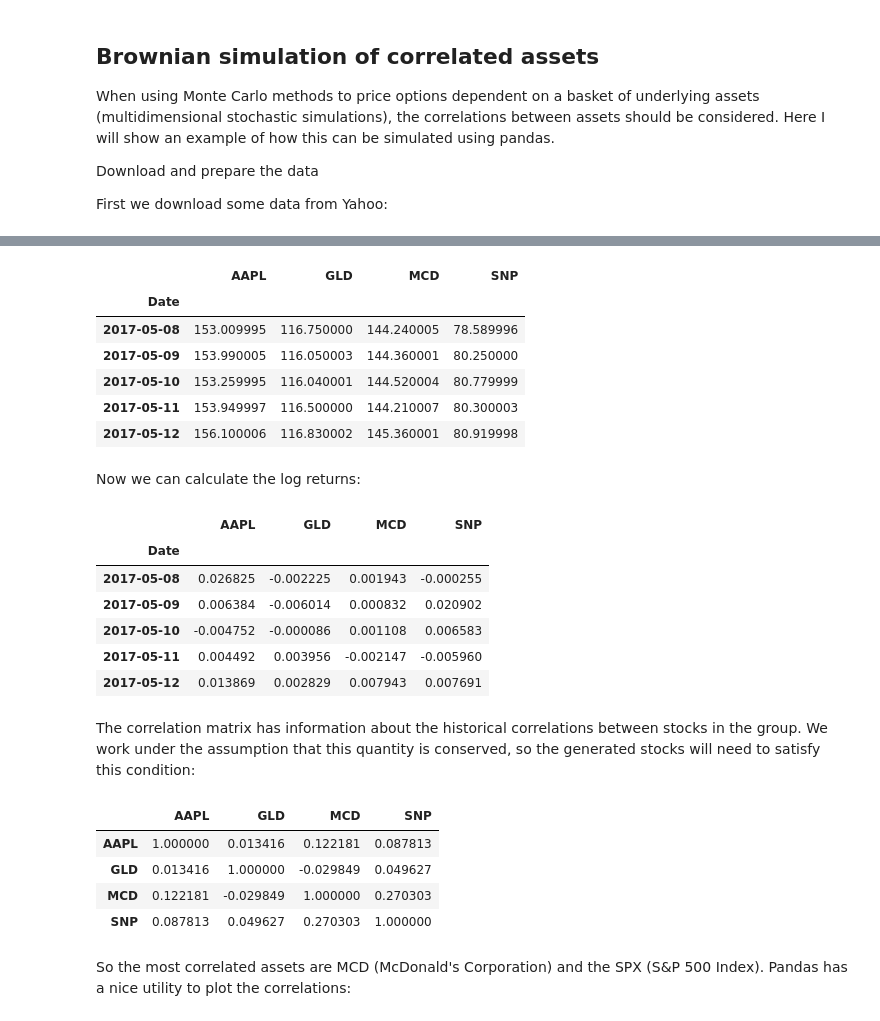
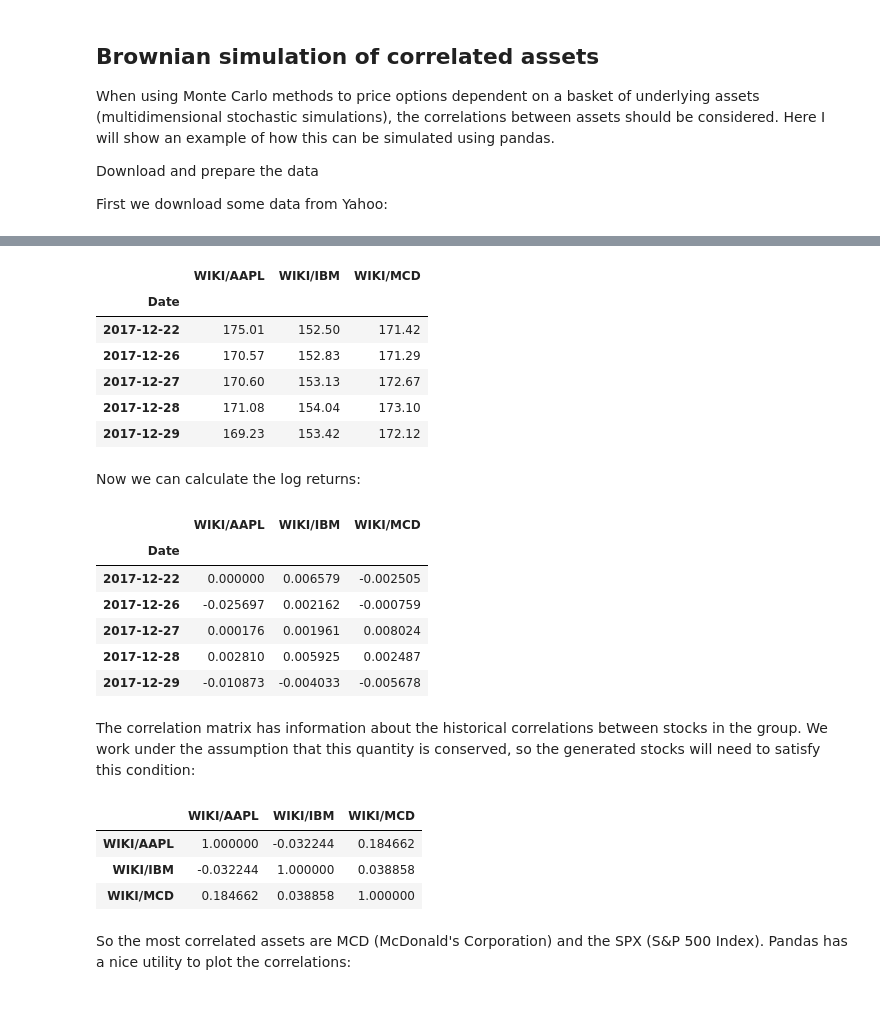
Before and after one commit to polyhedron-gdl/introduction-to-monte-carlo-for-finance, a Jupyter notebook: notebooks/n05_mcs_multi_asset_path.ipynb, the cells around one changed output, grey strips where cells are left out. Saved outputs shown, nothing was run; the diff lists cells and outputs as text; code cells hidden in the pictures.

```diff
--- a/notebooks/n05_mcs_multi_asset_path.ipynb
+++ b/notebooks/n05_mcs_multi_asset_path.ipynb
@@ -119,14 +119,19 @@ Download and prepare the data
 
 First we download some data from Yahoo:
 # %%
+import warnings; warnings.simplefilter('ignore')
+
 from pandas_datareader import DataReader
 from pandas import Panel, DataFrame
 
-symbols = ['AAPL',    # Apple Inc.
-           'GLD',     # SPDR Gold Trust ETF
-           'SNP',     # S&P 500 Index
-           'MCD']     # McDonald's Corporation
-data = dict((symbol, DataReader(symbol, "yahoo", pause=1)) for symbol in symbols)
+symbols = ['WIKI/AAPL','WIKI/MCD','WIKI/IBM']
+
+# We would like all available data from 01/01/2000 until 12/31/2016.
+start_date = '2017-01-01'
+end_date   = '2017-12-31'
+
+data = dict((symbol, DataReader(symbol, "quandl", start_date, end_date)) for symbol in symbols)
+
 panel = Panel(data).swapaxes('items', 'minor')
 closing = panel['Close'].dropna()
 closing.tail()
@@ -135,34 +139,33 @@ closing.tail()
-|  | AAPL | GLD | MCD | SNP |
-| Date |  |  |  |  |
-| 2017-05-08 | 153.009995 | 116.750000 | 144.240005 | 78.589996 |
-| 2017-05-09 | 153.990005 | 116.050003 | 144.360001 | 80.250000 |
-| 2017-05-10 | 153.259995 | 116.040001 | 144.520004 | 80.779999 |
-| 2017-05-11 | 153.949997 | 116.500000 | 144.210007 | 80.300003 |
-| 2017-05-12 | 156.100006 | 116.830002 | 145.360001 | 80.919998 |
+|  | WIKI/AAPL | WIKI/IBM | WIKI/MCD |
+| Date |  |  |  |
+| 2017-12-22 | 175.01 | 152.50 | 171.42 |
+| 2017-12-26 | 170.57 | 152.83 | 171.29 |
+| 2017-12-27 | 170.60 | 153.13 | 172.67 |
+| 2017-12-28 | 171.08 | 154.04 | 173.10 |
+| 2017-12-29 | 169.23 | 153.42 | 172.12 |
 # %% [markdown]
 Now we can calculate the log returns:
 # %%
 rets = log(closing / closing.shift(1)).dropna()
 rets.tail()
 # %% [output]
-|  | AAPL | GLD | MCD | SNP |
-| Date |  |  |  |  |
-| 2017-05-08 | 0.026825 | -0.002225 | 0.001943 | -0.000255 |
-| 2017-05-09 | 0.006384 | -0.006014 | 0.000832 | 0.020902 |
-| 2017-05-10 | -0.004752 | -0.000086 | 0.001108 | 0.006583 |
-| 2017-05-11 | 0.004492 | 0.003956 | -0.002147 | -0.005960 |
-| 2017-05-12 | 0.013869 | 0.002829 | 0.007943 | 0.007691 |
+|  | WIKI/AAPL | WIKI/IBM | WIKI/MCD |
+| Date |  |  |  |
+| 2017-12-22 | 0.000000 | 0.006579 | -0.002505 |
+| 2017-12-26 | -0.025697 | 0.002162 | -0.000759 |
+| 2017-12-27 | 0.000176 | 0.001961 | 0.008024 |
+| 2017-12-28 | 0.002810 | 0.005925 | 0.002487 |
+| 2017-12-29 | -0.010873 | -0.004033 | -0.005678 |
 # %% [markdown]
 The correlation matrix has information about the historical correlations between stocks in the group. We work under the assumption that this quantity is conserved, so the generated stocks will need to satisfy this condition:
 # %%
 corr_matrix = rets.corr()
 corr_matrix
 # %% [output]
-|  | AAPL | GLD | MCD | SNP |
-| AAPL | 1.000000 | 0.013416 | 0.122181 | 0.087813 |
-| GLD | 0.013416 | 1.000000 | -0.029849 | 0.049627 |
-| MCD | 0.122181 | -0.029849 | 1.000000 | 0.270303 |
-| SNP | 0.087813 | 0.049627 | 0.270303 | 1.000000 |
+|  | WIKI/AAPL | WIKI/IBM | WIKI/MCD |
+| WIKI/AAPL | 1.000000 | -0.032244 | 0.184662 |
+| WIKI/IBM | -0.032244 | 1.000000 | 0.038858 |
+| WIKI/MCD | 0.184662 | 0.038858 | 1.000000 |
 # %% [markdown]
 So the most correlated assets are MCD (McDonald's Corporation) and the SPX (S&P 500 Index). Pandas has a nice utility to plot the correlations:
 # %%
```
Also changed, not shown: parts of 9 cells of this notebook, 3 other files.
